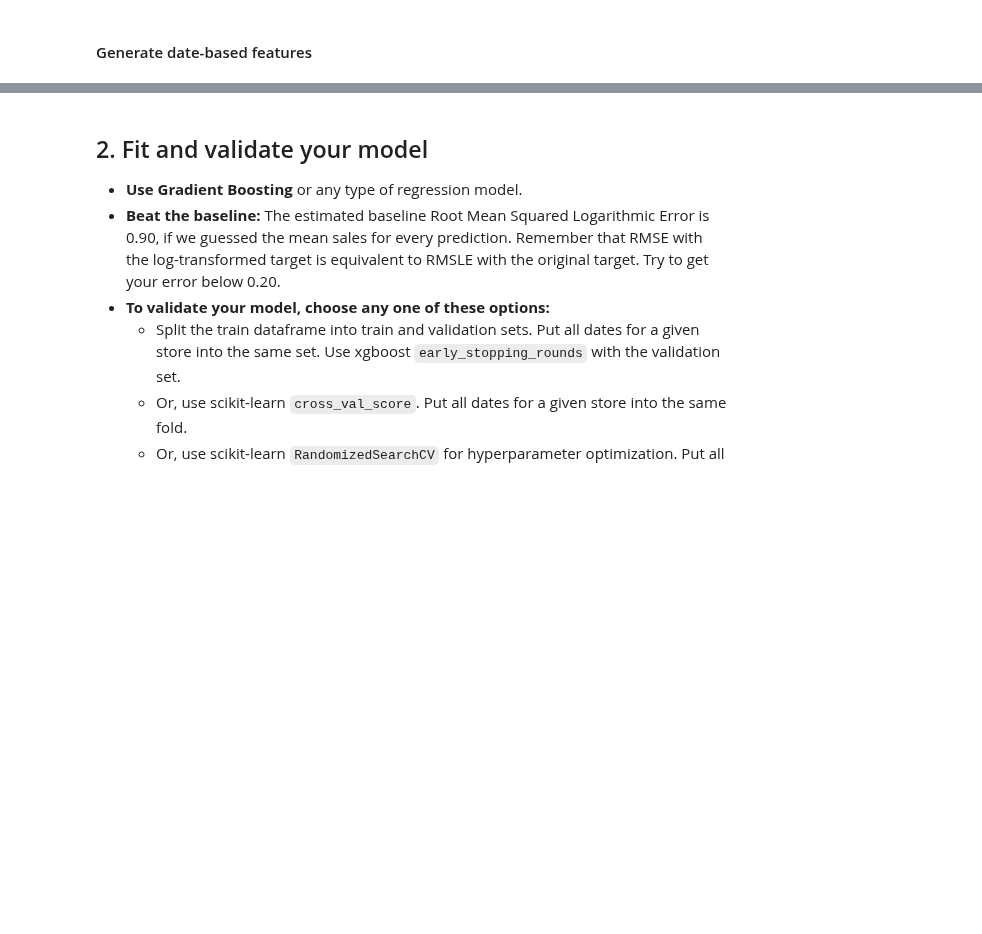
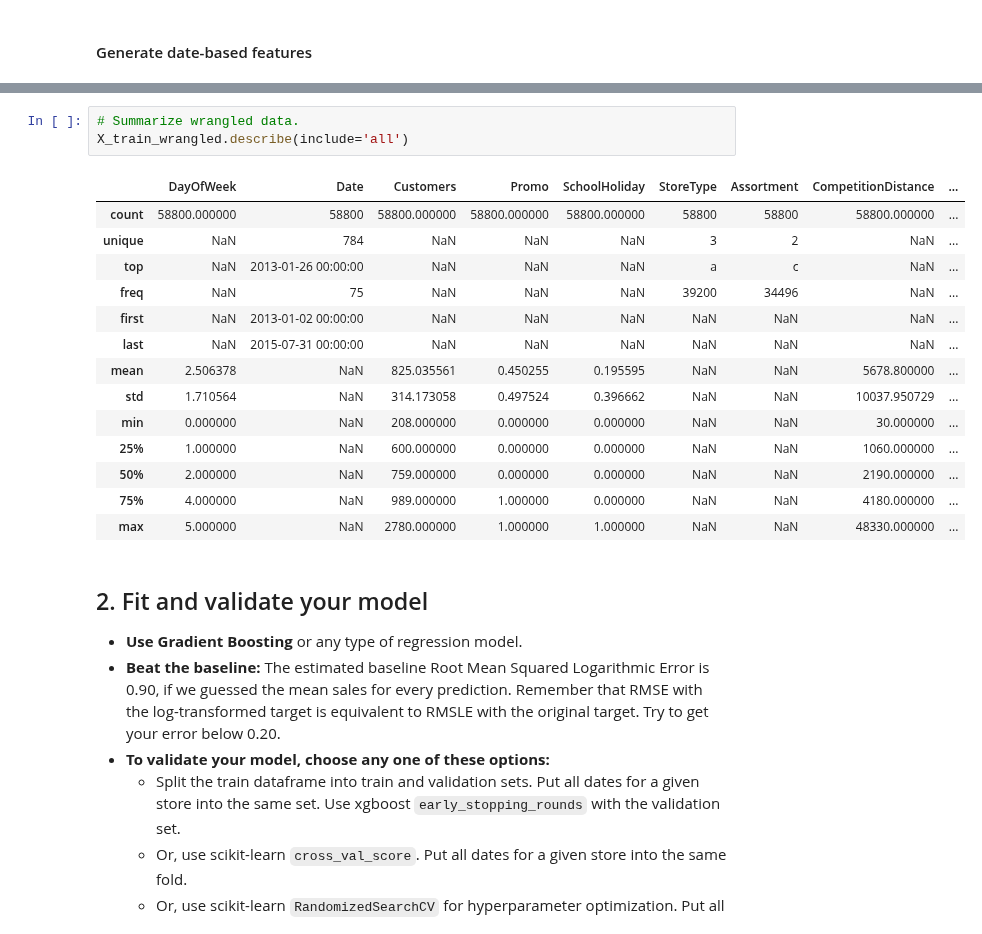
Before and after one commit to LambdaSchool/DEPRECATED-DS-Unit-2-Applied-Modeling, a Jupyter notebook: DS_Sprint_Challenge_8_Regression_2.ipynb, the cells around one changed output, grey strips where cells are left out. Saved outputs shown, nothing was run; the diff lists cells and outputs as text; blank space fills up the shorter version.

```diff
--- a/DS_Sprint_Challenge_8_Regression_2.ipynb
+++ b/DS_Sprint_Challenge_8_Regression_2.ipynb
@@ -328,3 +369,21 @@ X_test_wrangled = wrangle_dates(X_test)
+# %%
+# Summarize wrangled data.
+X_train_wrangled.describe(include='all')
+# %% [output]
+|  | DayOfWeek | Date | Customers | Promo | SchoolHoliday | StoreType | Assortment | CompetitionDistance | ... |
+| count | 58800.000000 | 58800 | 58800.000000 | 58800.000000 | 58800.000000 | 58800 | 58800 | 58800.000000 | ... |
+| unique | NaN | 784 | NaN | NaN | NaN | 3 | 2 | NaN | ... |
+| top | NaN | 2013-01-26 00:00:00 | NaN | NaN | NaN | a | c | NaN | ... |
+| freq | NaN | 75 | NaN | NaN | NaN | 39200 | 34496 | NaN | ... |
+| first | NaN | 2013-01-02 00:00:00 | NaN | NaN | NaN | NaN | NaN | NaN | ... |
+| last | NaN | 2015-07-31 00:00:00 | NaN | NaN | NaN | NaN | NaN | NaN | ... |
+| mean | 2.506378 | NaN | 825.035561 | 0.450255 | 0.195595 | NaN | NaN | 5678.800000 | ... |
+| std | 1.710564 | NaN | 314.173058 | 0.497524 | 0.396662 | NaN | NaN | 10037.950729 | ... |
+| min | 0.000000 | NaN | 208.000000 | 0.000000 | 0.000000 | NaN | NaN | 30.000000 | ... |
+| 25% | 1.000000 | NaN | 600.000000 | 0.000000 | 0.000000 | NaN | NaN | 1060.000000 | ... |
+| 50% | 2.000000 | NaN | 759.000000 | 0.000000 | 0.000000 | NaN | NaN | 2190.000000 | ... |
+| 75% | 4.000000 | NaN | 989.000000 | 1.000000 | 0.000000 | NaN | NaN | 4180.000000 | ... |
+| max | 5.000000 | NaN | 2780.000000 | 1.000000 | 1.000000 | NaN | NaN | 48330.000000 | ... |
 # %% [markdown]
 ## 2. Fit and validate your model
 - **Use Gradient Boosting** or any type of regression model.
```
Also changed, not shown: parts of 18 cells of this notebook.
